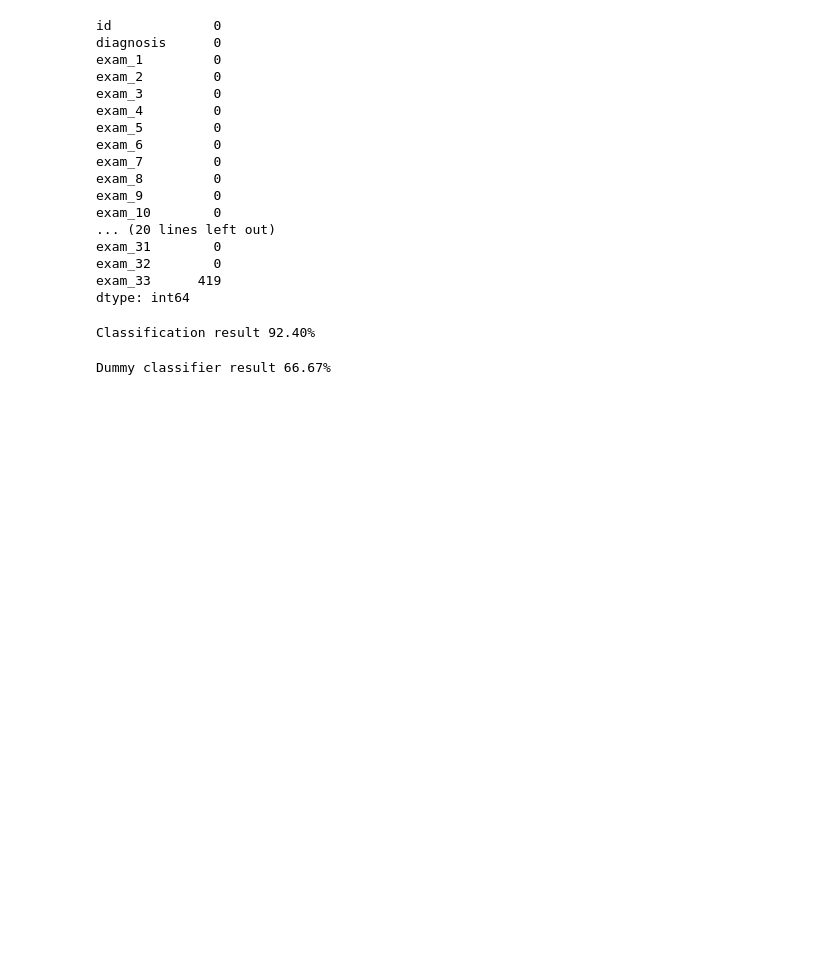
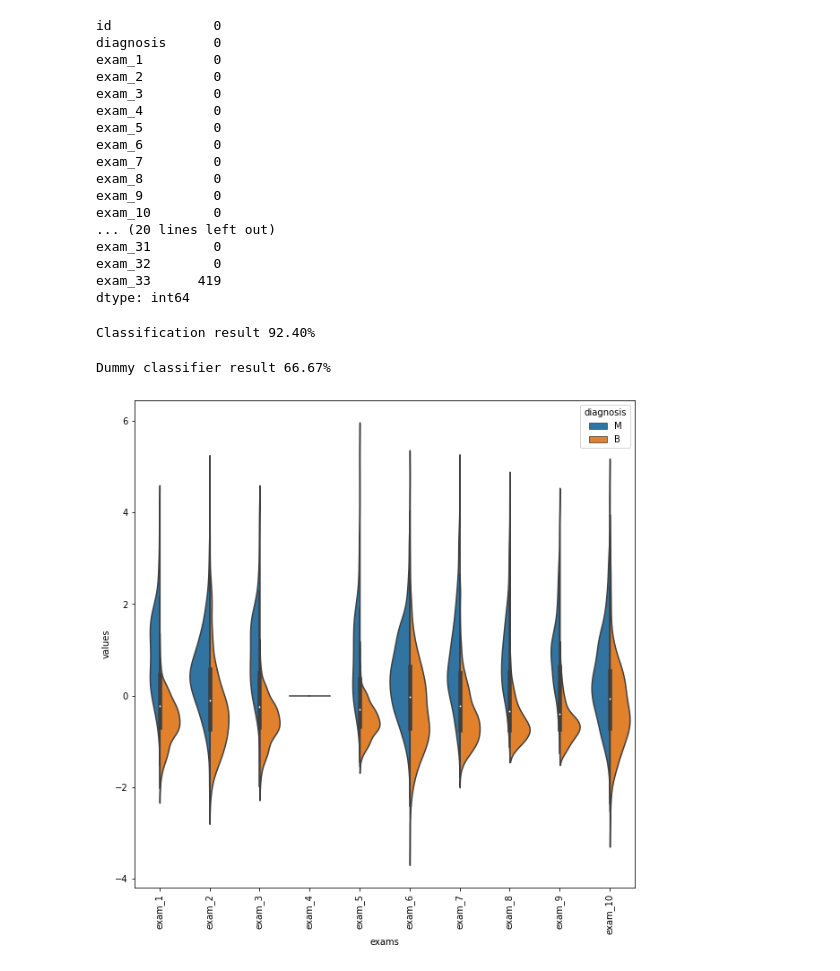
Before and after one commit to vazaee/multidimensional-data, a Jupyter notebook: multidimensional_data.ipynb, the cells around one changed output. Saved outputs shown, nothing was run; the diff lists cells and outputs as text; code cells hidden in the pictures; blank space fills up the shorter version.

Commit message:
advancing and exploring data

```diff
--- a/multidimensional_data.ipynb
+++ b/multidimensional_data.ipynb
@@ -66,3 +69,31 @@ dummy_classifier.fit(X_train, y_train)
 print("Dummy classifier result %.2f%%" %(dummy_classifier.score(X_test, y_test)*100))
 # %% [output]
 Dummy classifier result 66.67%
+# %%
+from sklearn.preprocessing import StandardScaler
+
+
+standardizer = StandardScaler()
+standardizer.fit(exams_values_v1)
+exams_values_v2 = standardizer.transform(exams_values_v1)
+exams_values_v2 = pd.DataFrame(data=exams_values_v2,
+                                columns=exams_values_v1.keys())
+# %%
+import seaborn as sns
+import matplotlib.pyplot as plt
+
+
+def violin_graph(values, start, end):
+
+    data_plot = pd.concat([diagnosis, values.iloc[:,start:end]], axis = 1)
+    data_plot = pd.melt(data_plot, id_vars="diagnosis",
+                         var_name="exams",
+                         value_name='values')
+    plt.figure(figsize=(10, 10))
+    sns.violinplot(x = "exams", y = "values", hue = "diagnosis",
+                   data = data_plot, split= True)
+    plt.xticks(rotation = 90)
+
+violin_graph(exams_values_v2, 0, 10)
+# %% [output]
+[figure, added]
```
Also changed, not shown: parts of 6 cells of this notebook.
